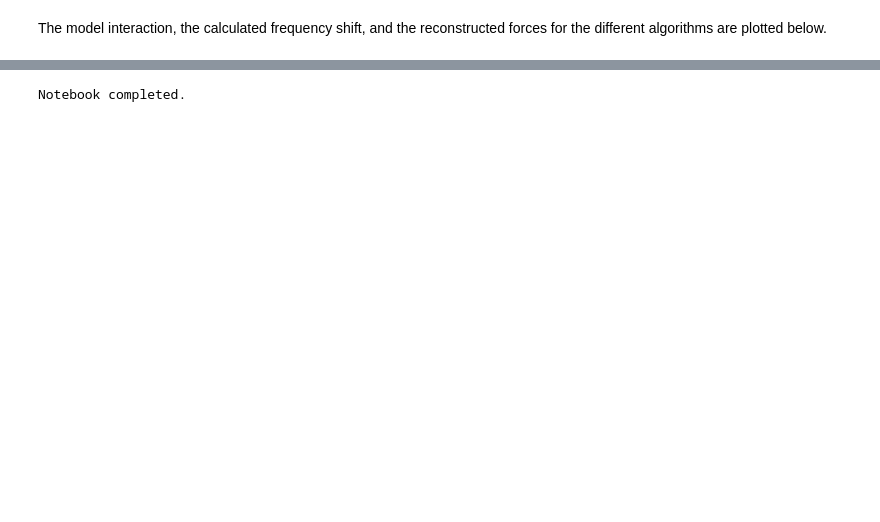
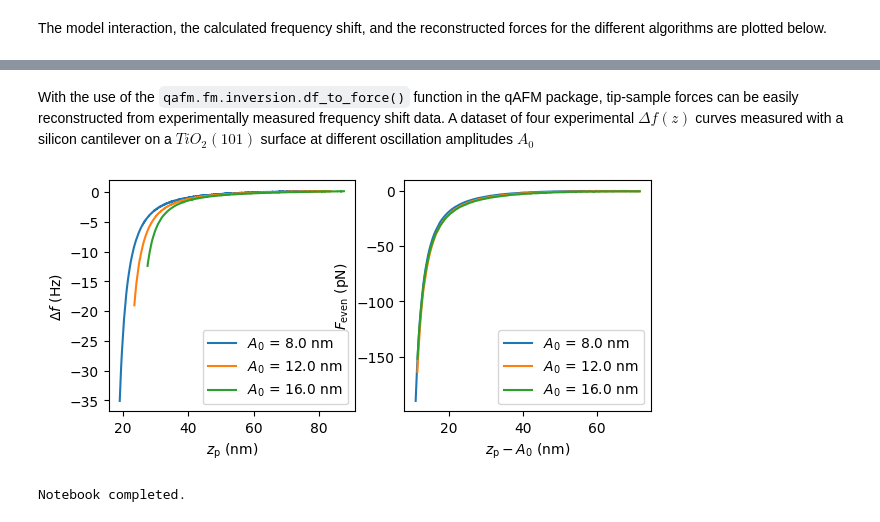
Before and after one commit to jannevers/qafm-jupyter-nb, a Jupyter notebook: qafm_publication_examples.ipynb, the cells around one changed output, grey strips where cells are left out. Drawn from its saved outputs; the diff is of its cells as text; code cells hidden in the pictures; blank space fills up the shorter version.

```diff
--- a/qafm_publication_examples.ipynb
+++ b/qafm_publication_examples.ipynb
@@ -351,3 +327,73 @@ plt.show()
+# %% [markdown]
+With the use of the `qafm.fm.inversion.df_to_force()` function in the qAFM package, tip-sample forces can be easily reconstructed from experimentally measured frequency shift data. A dataset of four experimental $\Delta f(z)$ curves  measured with a silicon cantilever on a $TiO_2(101)$ surface at different oscillation amplitudes $A_0$
+# %%
+import matplotlib.pyplot as plt
+import numpy as np
+import qafm
+
+# Load the experimental data from CSV files.
+data_files = [
+    "TiO2_df-z_1.csv",
+    "TiO2_df-z_2.csv",
+    "TiO2_df-z_3.csv",
+]
+
+# Define the amplitudes for each curve in meters.
+amplitudes = [8e-9, 12e-9, 16e-9]
+
+# Load the data according to the structure of your input file and perform deconvolution for each curve.
+# Data is stored in a list of tuples (results), where each tuple contains the z, df, zFeven, Feven, and A0 values for a given curve.
+results = []
+for i, data_file in enumerate(data_files):
+    data = load_csv(
+        path=DATA_DIR/data_file,
+        required_columns=("zp_m", "df_hz"),
+    )
+
+    zp = np.asarray(data["zp_m"], dtype=float)
+    df = np.asarray(data["df_hz"], dtype=float)
+
+    # Define the sensor parameters for each curve based on the corresponding amplitude.
+    sensor = qafm.oscillator.OscillatorParameters(
+            f0=290069.2,
+            k0=35.58,
+            Q0=1700.0,
+            A0=amplitudes[i],
+        )
+
+    # Perform the deconvolution to obtain the force from the frequency shift data.
+    zFeven, Feven = qafm.fm.inversion.df_to_force(
+            zp,
+            df,
+            sensor,
+            sgwin=51,
+            sgdegree=3,
+            tozero=False,
+        )
+
+    results.append((zp, df, zFeven, Feven, amplitudes[i]))
+
+
+# Figure 4: experimental frequency shift, and reconstruction
+fig, axes = plt.subplots(1, 2, figsize=(7.0, 3.0))
+
+ax = axes[0]
+for z, df, zFeven, Feven, A0 in results:
+    ax.plot(z * 1e9 + 415, df, label=fr"$A_0$ = {A0 * 1e9:.1f} nm")
+ax.set_xlabel(r"$z_{\mathrm{p}}$ (nm)")
+ax.set_ylabel(r"$\Delta f$ (Hz)")
+ax.legend()
+
+ax = axes[1]
+for z, df, zFeven, Feven, A0 in results:
+    ax.plot((zFeven - A0) * 1e9 + 415, Feven * 1e12, label=fr"$A_0$ = {A0 * 1e9:.1f} nm")
+ax.set_xlabel(r"$z_{\mathrm{p}} - A_0$ (nm)")
+ax.set_ylabel(r"$F_{\mathrm{even}}$ (pN)")
+ax.legend()
+
+plt.show()
+# %% [output]
+[figure, added]
 # %%
 print("Notebook completed.")
 # %% [output]
```
Also changed, not shown: parts of 9 cells of this notebook, 3 other files.
